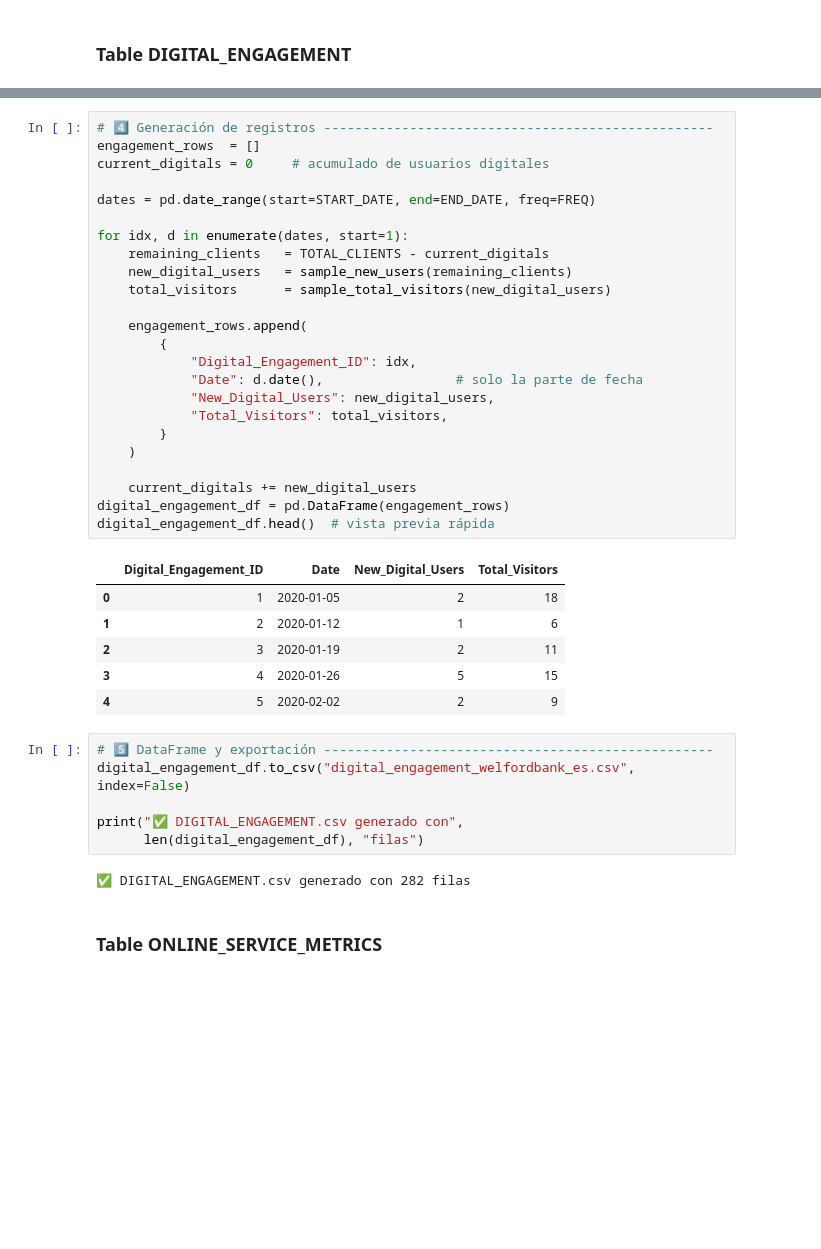
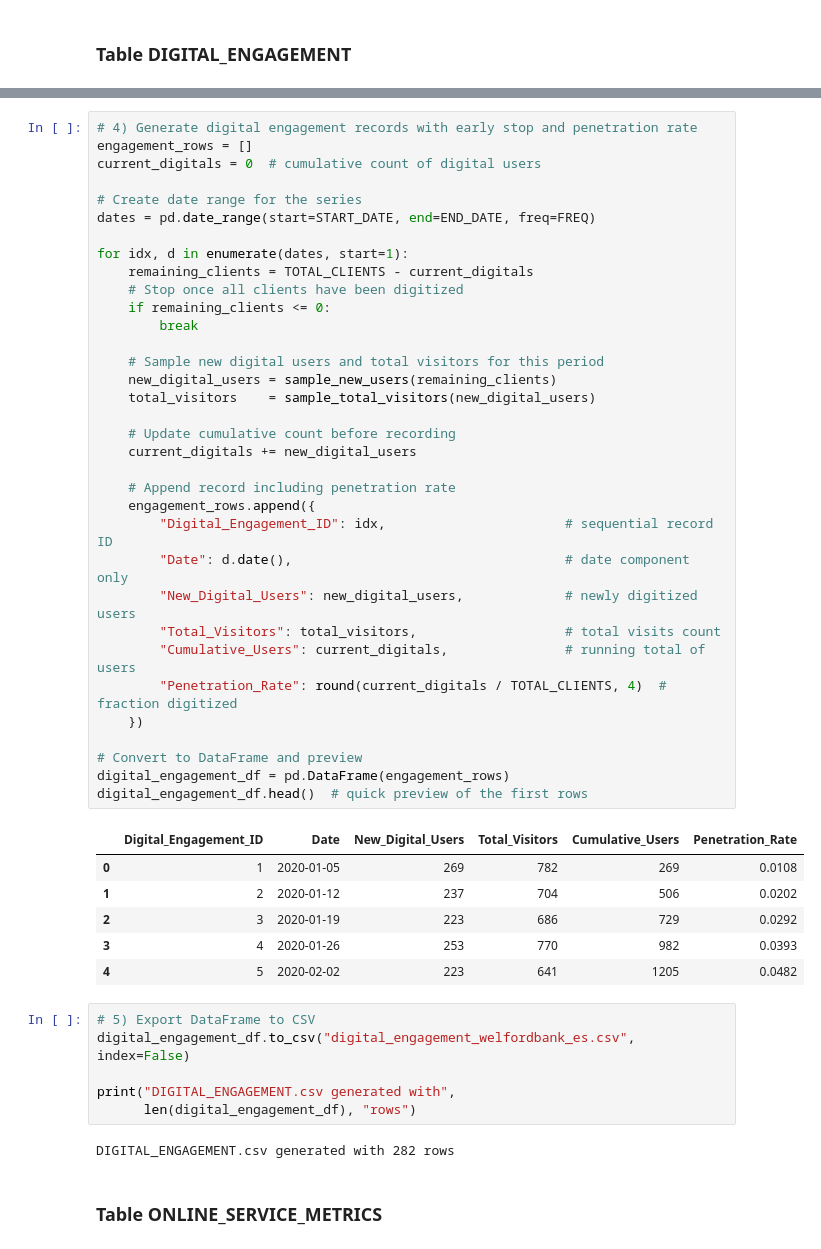
Before and after one commit to FGaliano-23/WELFORD-BANK, a Jupyter notebook: DataEngineer/GenerateDataEnglish/Tables.ipynb, the cells around one changed output, grey strips where cells are left out. Cells and saved outputs as stored; diff of their text form; blank space fills up the shorter version.

```diff
--- a/DataEngineer/GenerateDataEnglish/Tables.ipynb
+++ b/DataEngineer/GenerateDataEnglish/Tables.ipynb
@@ -1041,42 +1100,52 @@ def sample_total_visitors(new_users: int) -> int:
 # %%
-# 4️⃣ Generación de registros --------------------------------------------------
-engagement_rows  = []
-current_digitals = 0     # acumulado de usuarios digitales
+# 4) Generate digital engagement records with early stop and penetration rate
+engagement_rows = []
+current_digitals = 0  # cumulative count of digital users
 
+# Create date range for the series
 dates = pd.date_range(start=START_DATE, end=END_DATE, freq=FREQ)
 
 for idx, d in enumerate(dates, start=1):
-    remaining_clients   = TOTAL_CLIENTS - current_digitals
-    new_digital_users   = sample_new_users(remaining_clients)
-    total_visitors      = sample_total_visitors(new_digital_users)
+    remaining_clients = TOTAL_CLIENTS - current_digitals
+    # Stop once all clients have been digitized
+    if remaining_clients <= 0:
+        break
 
-    engagement_rows.append(
-        {
-            "Digital_Engagement_ID": idx,
-            "Date": d.date(),                 # solo la parte de fecha
-            "New_Digital_Users": new_digital_users,
-            "Total_Visitors": total_visitors,
-        }
-    )
+    # Sample new digital users and total visitors for this period
+    new_digital_users = sample_new_users(remaining_clients)
+    total_visitors    = sample_total_visitors(new_digital_users)
 
+    # Update cumulative count before recording
     current_digitals += new_digital_users
+
+    # Append record including penetration rate
+    engagement_rows.append({
+        "Digital_Engagement_ID": idx,                       # sequential record ID
+        "Date": d.date(),                                   # date component only
+        "New_Digital_Users": new_digital_users,             # newly digitized users
+        "Total_Visitors": total_visitors,                   # total visits count
+        "Cumulative_Users": current_digitals,               # running total of users
+        "Penetration_Rate": round(current_digitals / TOTAL_CLIENTS, 4)  # fraction digitized
+    })
+
+# Convert to DataFrame and preview
 digital_engagement_df = pd.DataFrame(engagement_rows)
-digital_engagement_df.head()  # vista previa rápida
+digital_engagement_df.head()  # quick preview of the first rows
 # %% [output]
-|  | Digital_Engagement_ID | Date | New_Digital_Users | Total_Visitors |
-| 0 | 1 | 2020-01-05 | 2 | 18 |
-| 1 | 2 | 2020-01-12 | 1 | 6 |
-| 2 | 3 | 2020-01-19 | 2 | 11 |
-| 3 | 4 | 2020-01-26 | 5 | 15 |
-| 4 | 5 | 2020-02-02 | 2 | 9 |
+|  | Digital_Engagement_ID | Date | New_Digital_Users | Total_Visitors | Cumulative_Users | Penetration_Rate |
+| 0 | 1 | 2020-01-05 | 269 | 782 | 269 | 0.0108 |
+| 1 | 2 | 2020-01-12 | 237 | 704 | 506 | 0.0202 |
+| 2 | 3 | 2020-01-19 | 223 | 686 | 729 | 0.0292 |
+| 3 | 4 | 2020-01-26 | 253 | 770 | 982 | 0.0393 |
+| 4 | 5 | 2020-02-02 | 223 | 641 | 1205 | 0.0482 |
 # %%
-# 5️⃣ DataFrame y exportación --------------------------------------------------
+# 5) Export DataFrame to CSV
 digital_engagement_df.to_csv("digital_engagement_welfordbank_es.csv", index=False)
 
-print("✅ DIGITAL_ENGAGEMENT.csv generado con",
-      len(digital_engagement_df), "filas")
+print("DIGITAL_ENGAGEMENT.csv generated with",
+      len(digital_engagement_df), "rows")
 # %% [output]
-✅ DIGITAL_ENGAGEMENT.csv generado con 282 filas
+DIGITAL_ENGAGEMENT.csv generated with 282 rows
 # %% [markdown]
 ### Table **ONLINE_SERVICE_METRICS**
 # %%
```
Also changed, not shown: parts of 44 cells of this notebook, 14 other files.
